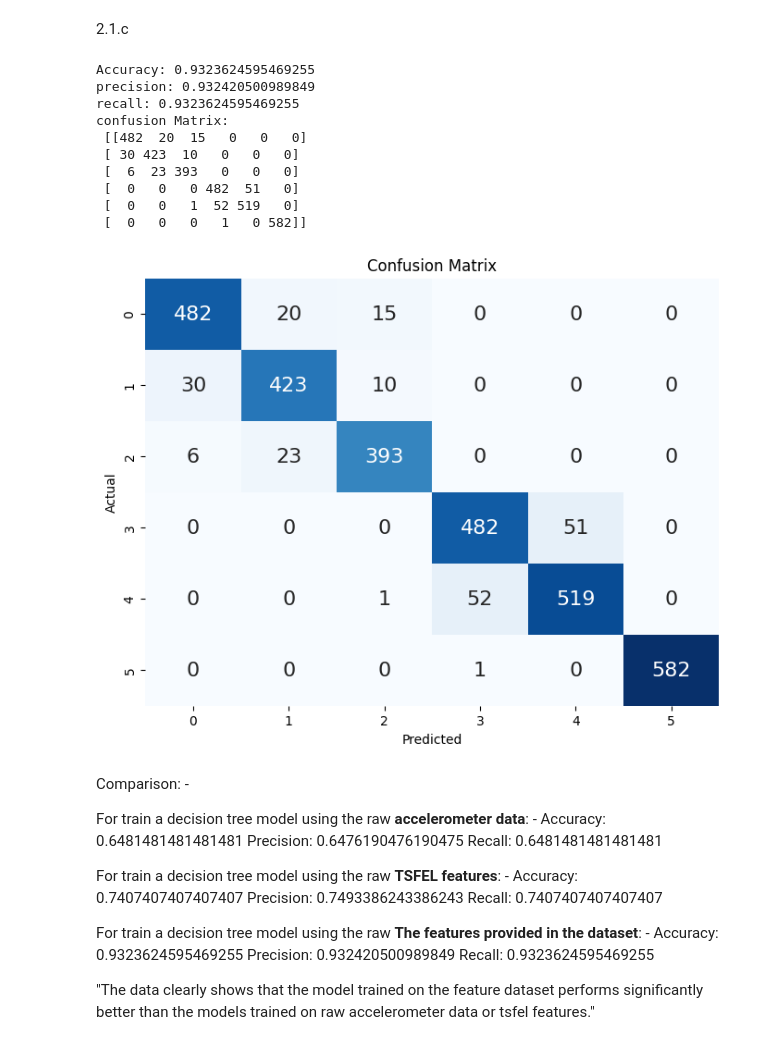
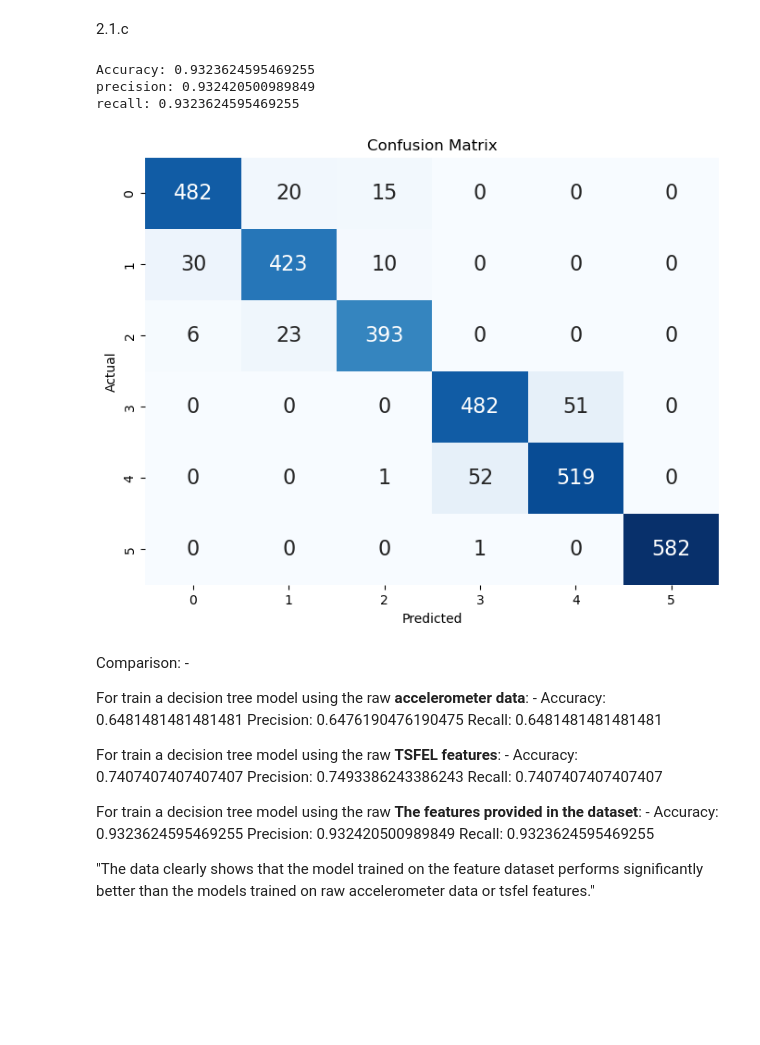
Before and after one commit to MukeshK17/es335-24-fall-assignment-1, a Jupyter notebook: Asst2_Decision_Trees_for_Human_Activity_Recognition.ipynb, the cells around one changed output. Saved outputs shown, nothing was run; the diff lists cells and outputs as text; code cells hidden in the pictures; blank space fills up the shorter version.

```diff
--- a/Asst2_Decision_Trees_for_Human_Activity_Recognition.ipynb
+++ b/Asst2_Decision_Trees_for_Human_Activity_Recognition.ipynb
@@ -166,53 +154,44 @@ plt.show()
 2.1.c
 # %%
 #Train a decision tree model using the features provided in the dataset
-X_feature_train=np.loadtxt("HAR\\UCI HAR Dataset\\train\X_train.txt")
-y_feature_train=np.loadtxt("HAR\\UCI HAR Dataset\\train\y_train.txt")
-X_feature_test=np.loadtxt("HAR\\UCI HAR Dataset\\test\X_test.txt")
-y_feature_test=np.loadtxt("HAR\\UCI HAR Dataset\\test\y_test.txt")
+uci_path = os.path.join("HAR/UCI HAR Dataset")
+
+X_feature_train=np.loadtxt(os.path.join(uci_path,"train/X_train.txt"))
+y_feature_train=np.loadtxt(os.path.join(uci_path,"train/y_train.txt"))
+X_feature_test=np.loadtxt(os.path.join(uci_path,"test/X_test.txt"))
+y_feature_test=np.loadtxt(os.path.join(uci_path,"test/y_test.txt"))
 
 X=np.concatenate((X_feature_train,X_feature_test))
 y=np.concatenate((y_feature_train,y_feature_test))
 X_feature_train, X_feature_test, y_feature_train, y_feature_test = train_test_split(X, y, test_size=0.3, random_state=42, stratify=y)
 
 clf = DecisionTreeClassifier(random_state=42)
 clf.fit(X_feature_train, y_feature_train)
+
+pkl.dump(clf,open("HAR/Models/feature_clf.pkl",'wb'))
+
 y_feature_pred = clf.predict(X_feature_test)
 
 accuracy = accuracy_score(y_feature_test, y_feature_pred)
 precision = precision_score(y_feature_test, y_feature_pred, average='weighted')
 recall = recall_score(y_feature_test, y_feature_pred, average='weighted')
 cm = confusion_matrix(y_feature_test, y_feature_pred)
 
 print(f"Accuracy: {accuracy}")
 print(f"precision: {precision}")
 print(f"recall: {recall}")
-print(f"confusion Matrix:\n {cm}")
-# print("--"*20)
+
+plt.figure(figsize=(8, 6))
+sns.heatmap(cm, annot=True, fmt="d", cmap="Blues", cbar=False, annot_kws={"size": 16})
+plt.title("Confusion Matrix")
+plt.ylabel("Actual")
+plt.xlabel("Predicted")
+plt.show()
 # %% [output]
 Accuracy: 0.9323624595469255
 precision: 0.932420500989849
 recall: 0.9323624595469255
-confusion Matrix:
- [[482  20  15   0   0   0]
- [ 30 423  10   0   0   0]
- [  6  23 393   0   0   0]
- [  0   0   0 482  51   0]
- [  0   0   1  52 519   0]
- [  0   0   0   1   0 582]]
+[figure, added]
-# %%
-from sklearn.metrics import confusion_matrix
-import seaborn as sns
-import matplotlib.pyplot as plt
-
-plt.figure(figsize=(8, 6))
-sns.heatmap(cm, annot=True, fmt="d", cmap="Blues", cbar=False, annot_kws={"size": 16})
-plt.title("Confusion Matrix")
-plt.ylabel("Actual")
-plt.xlabel("Predicted")
-plt.show()
-# %% [output]
-[figure, removed]
 # %% [markdown]
 Comparison: -
 
```
Also changed, not shown: parts of 7 cells of this notebook, 6 other files.
